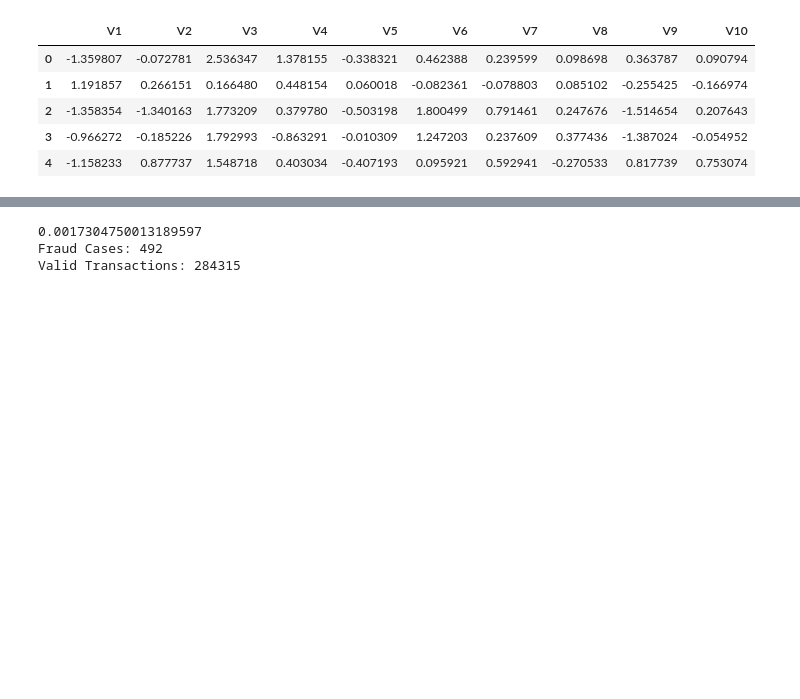
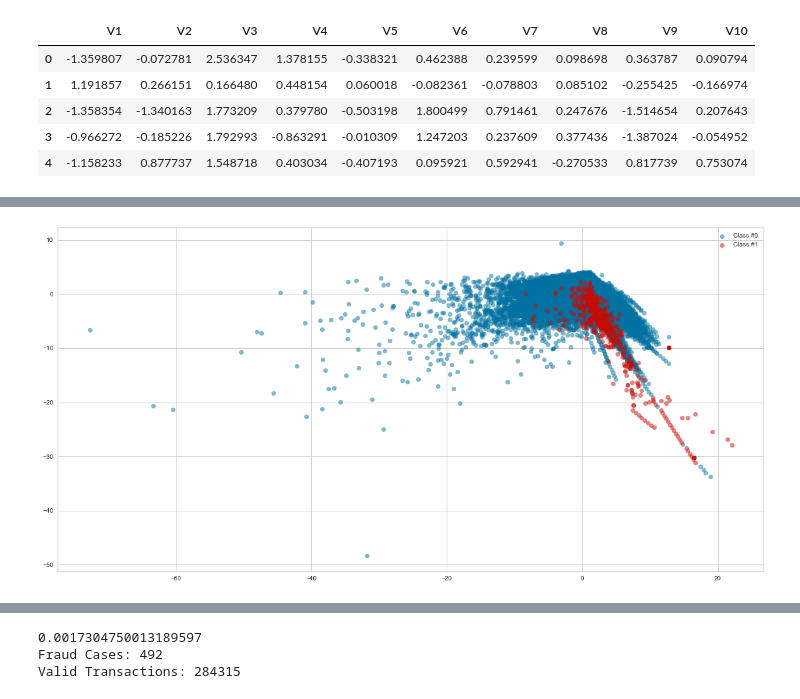
Before and after one commit to Maria1709/Creditcard-fraud2, a Jupyter notebook: Untitled.ipynb, the cells around one changed output, grey strips where cells are left out. Cells and saved outputs as stored; diff of their text form; code cells hidden in the pictures; blank space fills up the shorter version.

```diff
--- a/Untitled.ipynb
+++ b/Untitled.ipynb
@@ -116,3 +200,27 @@ data[cols].head()
+# %%
+def prep_data(data: pd.DataFrame) -> (np.ndarray, np.ndarray):
+    """
+    Convert the DataFrame into two variable
+    X: data columns (V1 - V28)
+    y: lable column
+    """
+    X = data.iloc[:, 2:30].values
+    y = data.Class.values
+    return X, y
+# %%
+# Define a function to create a scatter plot of our data and labels
+def plot_data(X: np.ndarray, y: np.ndarray):
+    plt.scatter(X[y == 0, 0], X[y == 0, 1], label="Class #0", alpha=0.5, linewidth=0.15)
+    plt.scatter(X[y == 1, 0], X[y == 1, 1], label="Class #1", alpha=0.5, linewidth=0.15, c='r')
+    plt.legend()
+    return plt.show()
+# %%
+# Create X and y
+X, y = prep_data(df)
+# %%
+plot_data(X, y)
+# %% [output]
+[figure, added]
 # %%
 #Lets plot some of the statistic contained in the data set
 #The median value of it is normally distributed except for a few outliers represented by the bell shaped curve.
```
Also changed, not shown: parts of 31 cells of this notebook, 1 other file.
